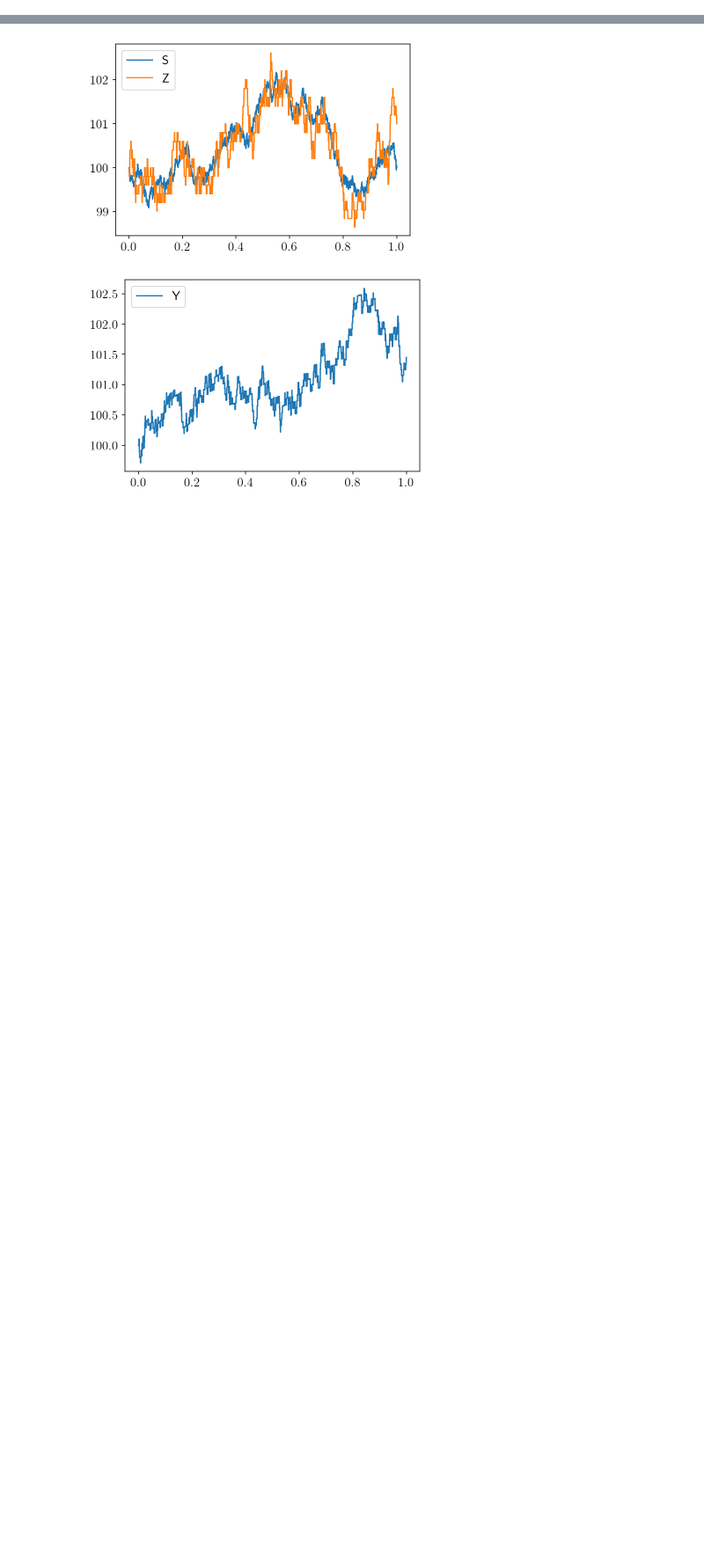
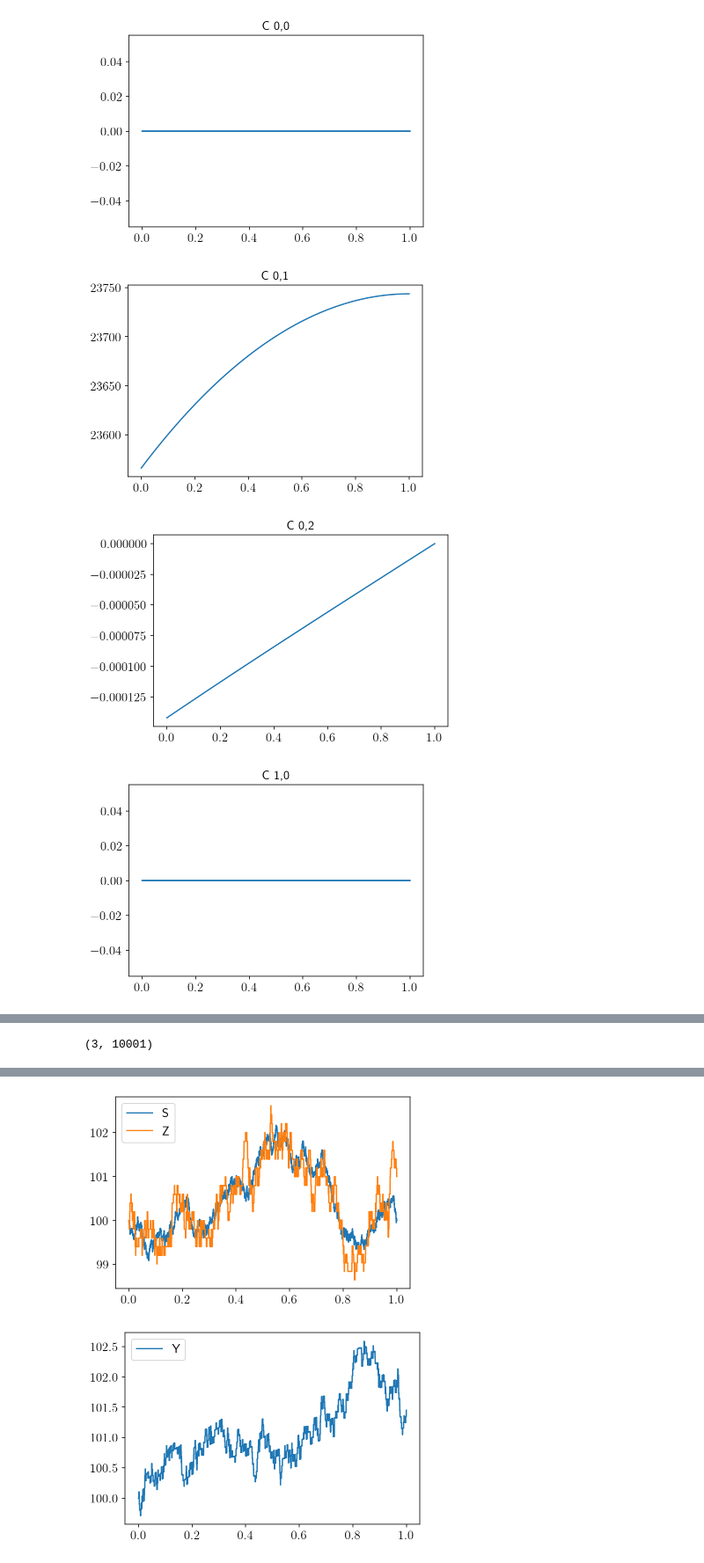
Before and after one commit to muhammadalifaqsha/amm-make-take-fee, a Jupyter notebook: Notebook.ipynb, the cells around one changed output, grey strips where cells are left out. Shown at 88% size. Saved outputs shown, nothing was run; the diff lists cells and outputs as text; code cells hidden in the pictures; blank space fills up the shorter version.

```diff
--- a/Notebook.ipynb
+++ b/Notebook.ipynb
@@ -26,14 +26,38 @@ pylab.rcParams.update(params)
 import matplotlib
 plt.rc('text', usetex=True)
 plt.rc('text.latex', preamble=r'\usepackage{amsmath,amsfonts}')
+# %%
+Nt = 10_000
+S0 = 2820.
+Z0 = S0
+T = 1.
+sigma_Binance = 0.0569 * S0  # we obtained this from market-milk daily volatility accessed 18 Dec 2024
+tr_cost = 2e-7   # 10/100*0.01 * S0  # 10 bps
+
+xi = 875 #567 for median or 875.0 for mean
+fee = (100/100*0.01 * Z0) * xi
+a1= 142.712
+a3= 13.568
+
+kappaSQ = 316477600787601.7 * 10
+Y0 = np.sqrt(kappaSQ / Z0)
+eta = 50_000 #25589 * 3#1e4 #25589 * 3
 # %%
-S0 = 100
-xi = .1
-tr_cost = 1e-3
-fee = tr_cost * xi * S0
-
-params_env = {'sigma': 2., 'S0': S0, 'Z0': 100., 'Y0': 100.,
-              'eta': .1, 'xi': xi, 'T': 1., 'a1': 100, 'a2': 2., 'a3': 200., 'Nt': 10_000,
-              'fee': fee, 'feeV': fee, 'C': 0, 'gamma': 1e-2, 'zeta': 1e-3, 'tempLP': 1e-2, 'P0': 1}
+params_env = {'sigma': sigma_Binance, 'S0': S0, 'Z0': Z0,
+              'Y0': Y0,
+              'eta': eta,
+              'xi': xi, 'T': T, 'a1': a1, 'a2': 1e-7, 'a3': a3, 'Nt': Nt,
+              'fee': 0., 'feeV': fee, 'C': 0., 'gamma': 1e-10, 'zeta': 1e-3, 'tempLP': tr_cost, 'P0': 1} # gamma was 1e-8
 # %%
 env = utils.environment(**params_env)
+# %%
+for i in range(3):
+    for j in range(3):
+        plt.plot(env.timesteps, env.Cm[:,i,j])
+        plt.title(f'C {i},{j}')
+        plt.show()
+# %% [output]
+[figure, added]
+[figure, added]
+[figure, added]
+[figure, added]
@@ -39,0 +69,4 @@ env = utils.environment(**params_env)
+# %%
+env.G1.shape
+# %% [output]
+(3, 10001)
```
Also changed, not shown: parts of 6 cells of this notebook, 4 other files.
